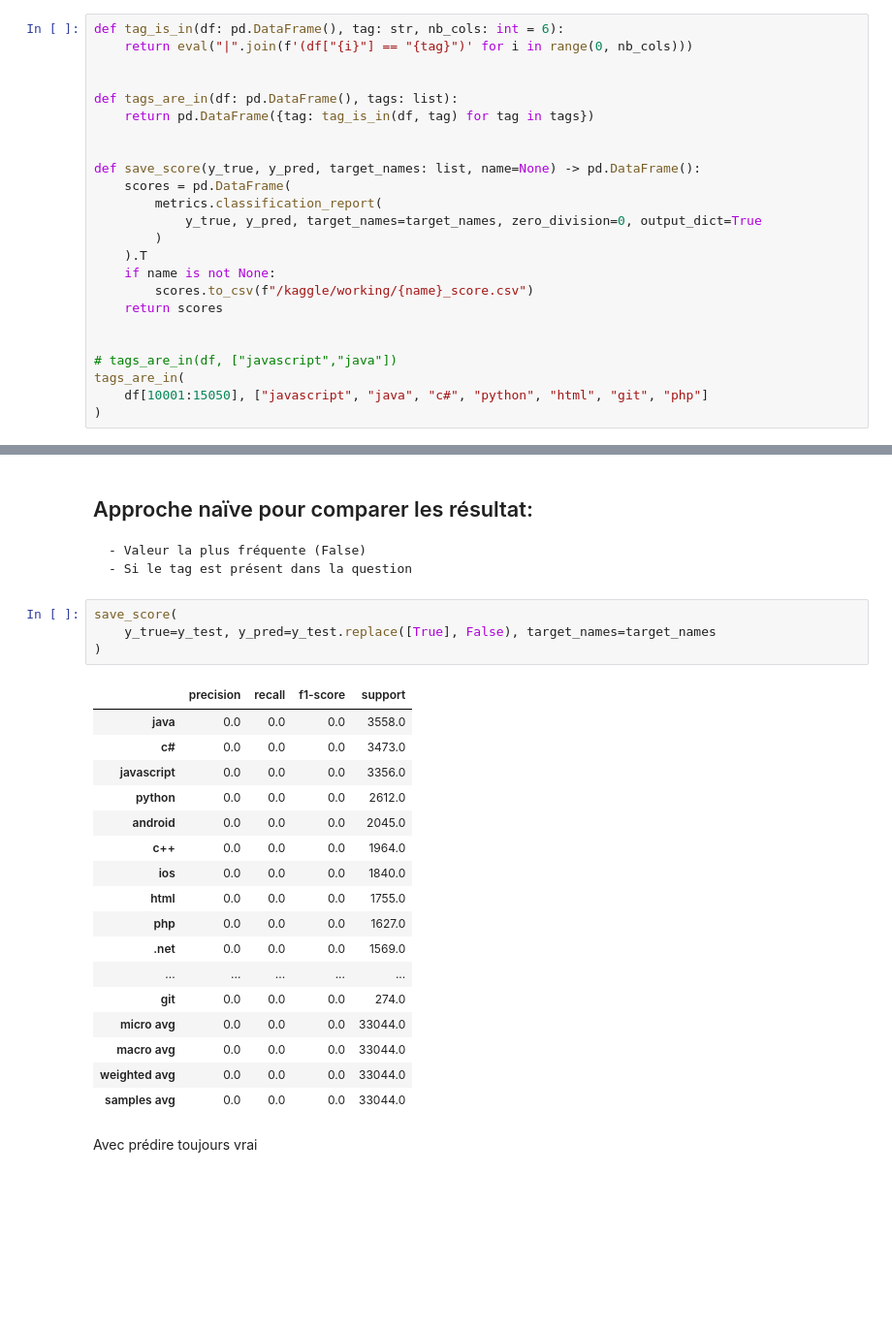
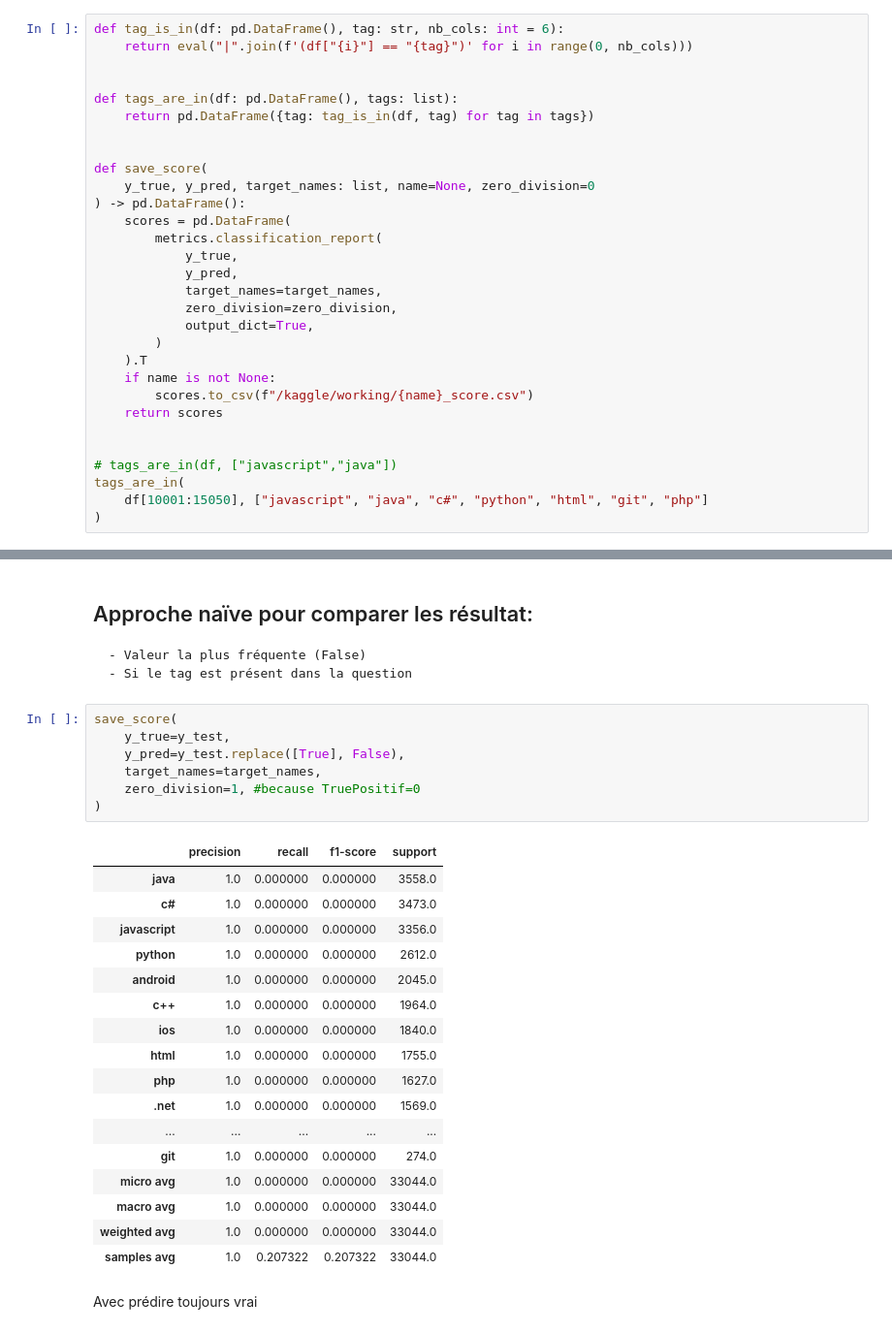
Before and after one commit to DomWch/OpenClassRooms-NLP-P5, a Jupyter notebook: p5-nlp-tfidf-onevsrest.ipynb, the cells around one changed output, grey strips where cells are left out. Shown: that part at 97% size. Saved outputs shown, nothing was run; the diff lists cells and outputs as text; blank space fills up the shorter version.

```diff
--- a/p5-nlp-tfidf-onevsrest.ipynb
+++ b/p5-nlp-tfidf-onevsrest.ipynb
@@ -175,10 +180,16 @@ def tags_are_in(df: pd.DataFrame(), tags: list):
     return pd.DataFrame({tag: tag_is_in(df, tag) for tag in tags})
 
 
-def save_score(y_true, y_pred, target_names: list, name=None) -> pd.DataFrame():
+def save_score(
+    y_true, y_pred, target_names: list, name=None, zero_division=0
+) -> pd.DataFrame():
     scores = pd.DataFrame(
         metrics.classification_report(
-            y_true, y_pred, target_names=target_names, zero_division=0, output_dict=True
+            y_true,
+            y_pred,
+            target_names=target_names,
+            zero_division=zero_division,
+            output_dict=True,
         )
     ).T
     if name is not None:
@@ -257,26 +268,29 @@ X_train, X_test, y_train, y_test = model_selection.train_test_split(
     - Si le tag est présent dans la question
 # %%
 save_score(
-    y_true=y_test, y_pred=y_test.replace([True], False), target_names=target_names
+    y_true=y_test,
+    y_pred=y_test.replace([True], False),
+    target_names=target_names,
+    zero_division=1, #because TruePositif=0
 )
 # %% [output]
 |  | precision | recall | f1-score | support |
-| java | 0.0 | 0.0 | 0.0 | 3558.0 |
-| c# | 0.0 | 0.0 | 0.0 | 3473.0 |
-| javascript | 0.0 | 0.0 | 0.0 | 3356.0 |
-| python | 0.0 | 0.0 | 0.0 | 2612.0 |
-| android | 0.0 | 0.0 | 0.0 | 2045.0 |
-| c++ | 0.0 | 0.0 | 0.0 | 1964.0 |
-| ios | 0.0 | 0.0 | 0.0 | 1840.0 |
-| html | 0.0 | 0.0 | 0.0 | 1755.0 |
-| php | 0.0 | 0.0 | 0.0 | 1627.0 |
-| .net | 0.0 | 0.0 | 0.0 | 1569.0 |
+| java | 1.0 | 0.000000 | 0.000000 | 3558.0 |
+| c# | 1.0 | 0.000000 | 0.000000 | 3473.0 |
+| javascript | 1.0 | 0.000000 | 0.000000 | 3356.0 |
+| python | 1.0 | 0.000000 | 0.000000 | 2612.0 |
+| android | 1.0 | 0.000000 | 0.000000 | 2045.0 |
+| c++ | 1.0 | 0.000000 | 0.000000 | 1964.0 |
+| ios | 1.0 | 0.000000 | 0.000000 | 1840.0 |
+| html | 1.0 | 0.000000 | 0.000000 | 1755.0 |
+| php | 1.0 | 0.000000 | 0.000000 | 1627.0 |
+| .net | 1.0 | 0.000000 | 0.000000 | 1569.0 |
 | ... | ... | ... | ... | ... |
-| git | 0.0 | 0.0 | 0.0 | 274.0 |
-| micro avg | 0.0 | 0.0 | 0.0 | 33044.0 |
-| macro avg | 0.0 | 0.0 | 0.0 | 33044.0 |
-| weighted avg | 0.0 | 0.0 | 0.0 | 33044.0 |
-| samples avg | 0.0 | 0.0 | 0.0 | 33044.0 |
+| git | 1.0 | 0.000000 | 0.000000 | 274.0 |
+| micro avg | 1.0 | 0.000000 | 0.000000 | 33044.0 |
+| macro avg | 1.0 | 0.000000 | 0.000000 | 33044.0 |
+| weighted avg | 1.0 | 0.000000 | 0.000000 | 33044.0 |
+| samples avg | 1.0 | 0.207322 | 0.207322 | 33044.0 |
 # %% [markdown]
 Avec prédire toujours vrai
 # %%
```
Also changed, not shown: parts of 22 cells of this notebook.
